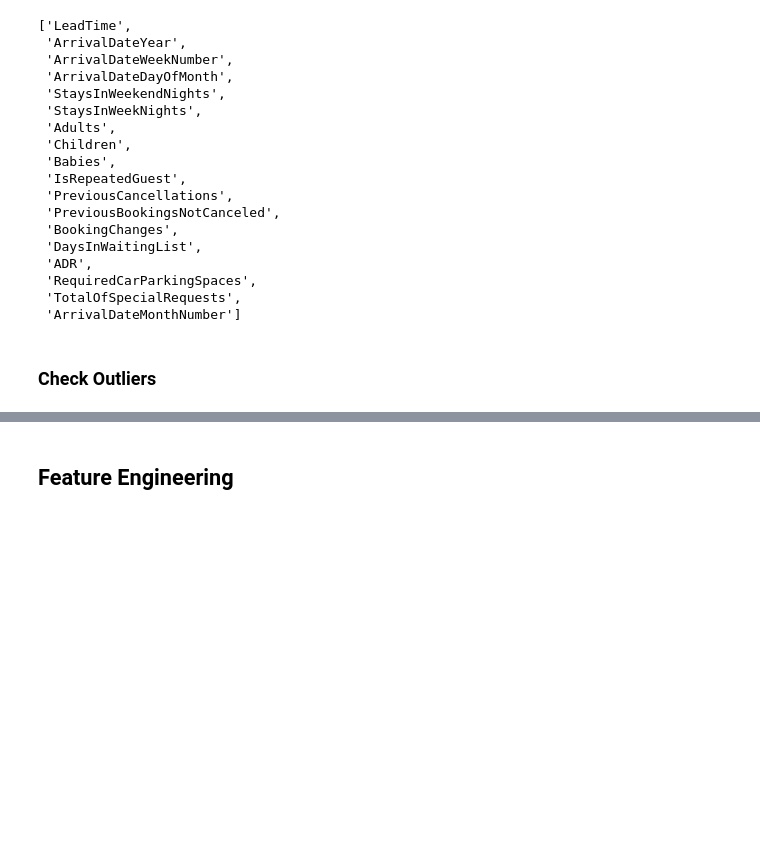
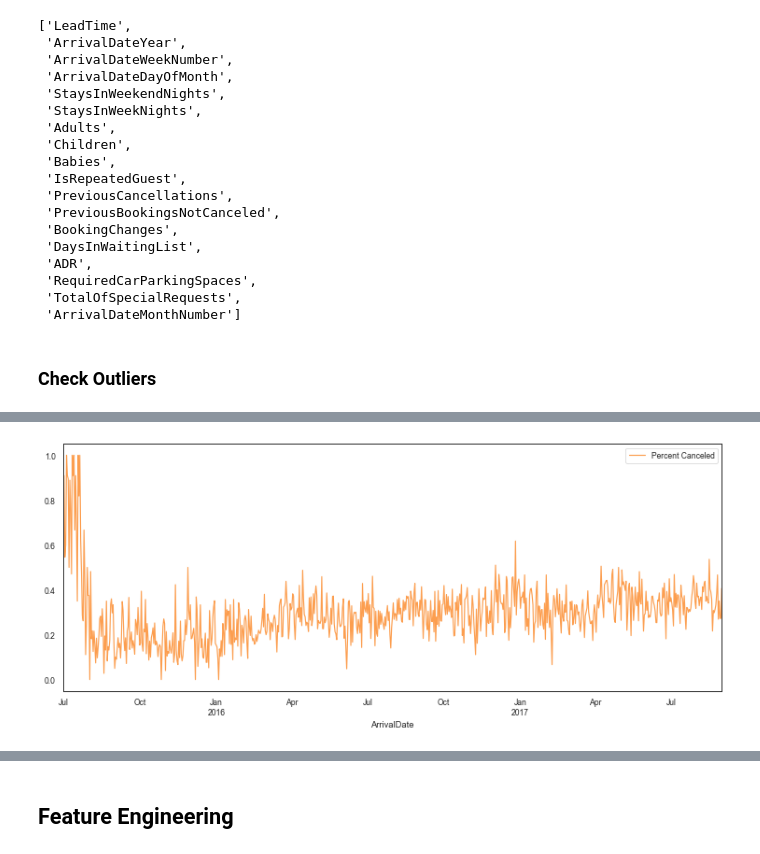
Before and after one commit to MarjorieKinney/bc2, a Jupyter notebook: wip/f/BC2-FP.ipynb, the cells around one changed output, grey strips where cells are left out. Saved outputs shown, nothing was run; the diff lists cells and outputs as text; code cells hidden in the pictures; blank space fills up the shorter version.

```diff
--- a/wip/f/BC2-FP.ipynb
+++ b/wip/f/BC2-FP.ipynb
@@ -343,0 +438,16 @@ num_feats
+# %%
+df_ts2 = df.groupby(['ArrivalDate','IsCanceled']).size().unstack()
+df_ts2 = df_ts2.T.reset_index(drop=True).T.replace(np.nan,0)
+df_ts2['total'] = df_ts2[0]+df_ts2[1]
+df_ts2['diff'] = df_ts2[0]-df_ts2[1]
+
+df_ts2['percentCanceled'] = df_ts2[1]/df_ts2['total']
+
+fig, ax = plt.subplots(figsize=(13,5))
+
+df_ts2['percentCanceled'].plot(ax=ax, color=CAT_COLORS[3], label='Percent Canceled')
+
+plt.legend()
+plt.show()
+# %% [output]
+[figure, added]
```
Also changed, not shown: parts of 30 cells of this notebook, 1 other file.
